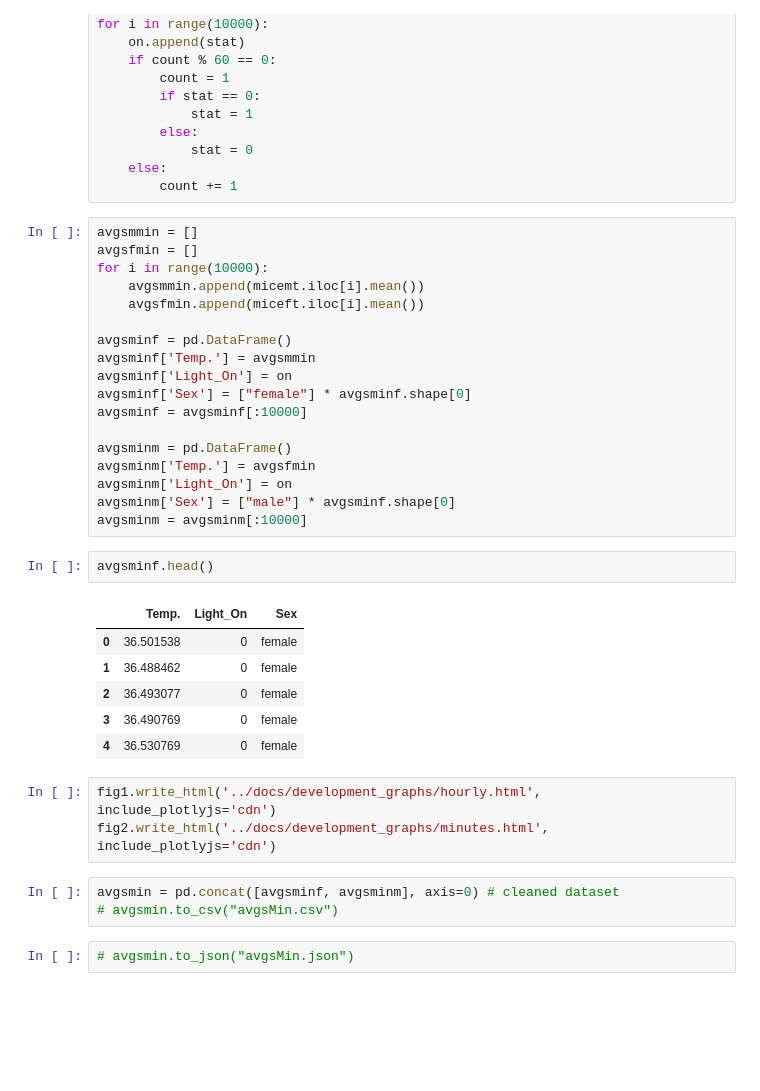
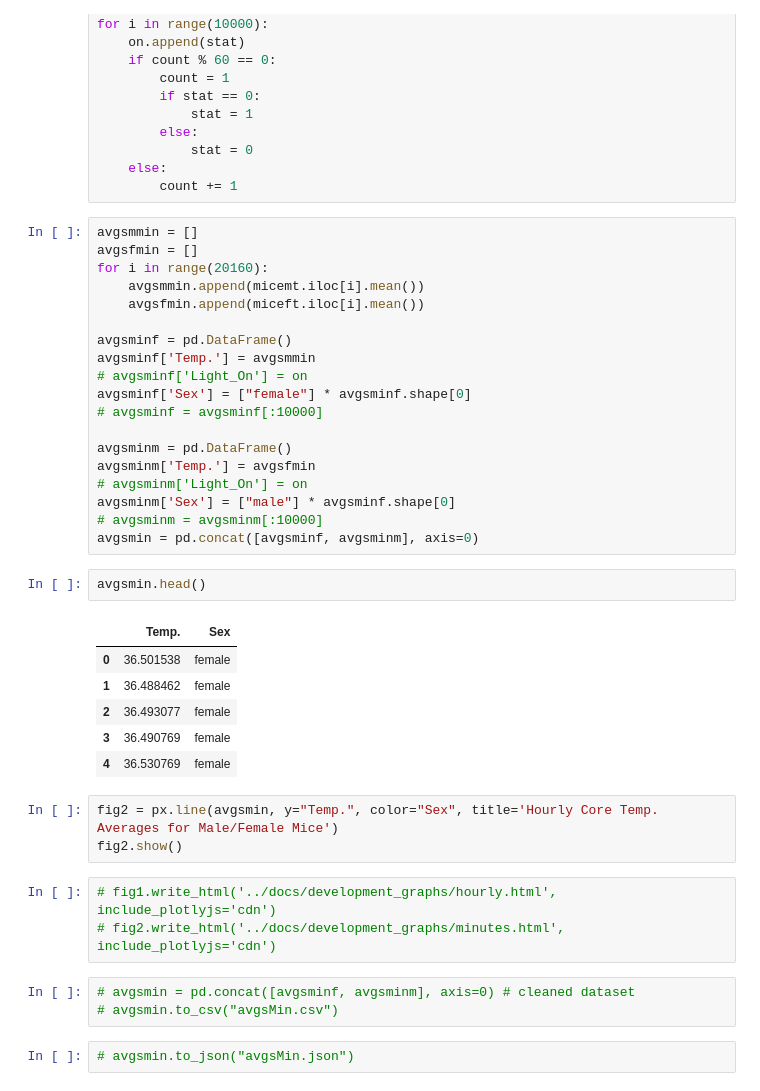
Before and after one commit to jecDSC/Mice-Temperatures, a Jupyter notebook: exploration/snoufoxx.ipynb, the cells around one changed output. Saved outputs shown, nothing was run; the diff lists cells and outputs as text; blank space fills up the shorter version.

Commit message:
index.html changed, all major commits

```diff
--- a/exploration/snoufoxx.ipynb
+++ b/exploration/snoufoxx.ipynb
@@ -95,35 +98,39 @@ for i in range(10000):
 # %%
 avgsmmin = []
 avgsfmin = []
-for i in range(10000):
+for i in range(20160):
     avgsmmin.append(micemt.iloc[i].mean())
     avgsfmin.append(miceft.iloc[i].mean())
 
 avgsminf = pd.DataFrame()
 avgsminf['Temp.'] = avgsmmin
-avgsminf['Light_On'] = on
+# avgsminf['Light_On'] = on
 avgsminf['Sex'] = ["female"] * avgsminf.shape[0]
-avgsminf = avgsminf[:10000]
+# avgsminf = avgsminf[:10000]
 
 avgsminm = pd.DataFrame()
 avgsminm['Temp.'] = avgsfmin
-avgsminm['Light_On'] = on
+# avgsminm['Light_On'] = on
 avgsminm['Sex'] = ["male"] * avgsminf.shape[0]
-avgsminm = avgsminm[:10000]
+# avgsminm = avgsminm[:10000]
+avgsmin = pd.concat([avgsminf, avgsminm], axis=0)
 # %%
-avgsminf.head()
+avgsmin.head()
 # %% [output]
-|  | Temp. | Light_On | Sex |
-| 0 | 36.501538 | 0 | female |
-| 1 | 36.488462 | 0 | female |
-| 2 | 36.493077 | 0 | female |
-| 3 | 36.490769 | 0 | female |
-| 4 | 36.530769 | 0 | female |
+|  | Temp. | Sex |
+| 0 | 36.501538 | female |
+| 1 | 36.488462 | female |
+| 2 | 36.493077 | female |
+| 3 | 36.490769 | female |
+| 4 | 36.530769 | female |
+# %%
+fig2 = px.line(avgsmin, y="Temp.", color="Sex", title='Hourly Core Temp. Averages for Male/Female Mice')
+fig2.show()
 # %%
-fig1.write_html('../docs/development_graphs/hourly.html', include_plotlyjs='cdn')
-fig2.write_html('../docs/development_graphs/minutes.html', include_plotlyjs='cdn')
+# fig1.write_html('../docs/development_graphs/hourly.html', include_plotlyjs='cdn')
+# fig2.write_html('../docs/development_graphs/minutes.html', include_plotlyjs='cdn')
 # %%
-avgsmin = pd.concat([avgsminf, avgsminm], axis=0) # cleaned dataset
+# avgsmin = pd.concat([avgsminf, avgsminm], axis=0) # cleaned dataset
 # avgsmin.to_csv("avgsMin.csv")
 # %%
 # avgsmin.to_json("avgsMin.json")
```
Also changed, not shown: parts of 1 cell of this notebook, 7 other files.
